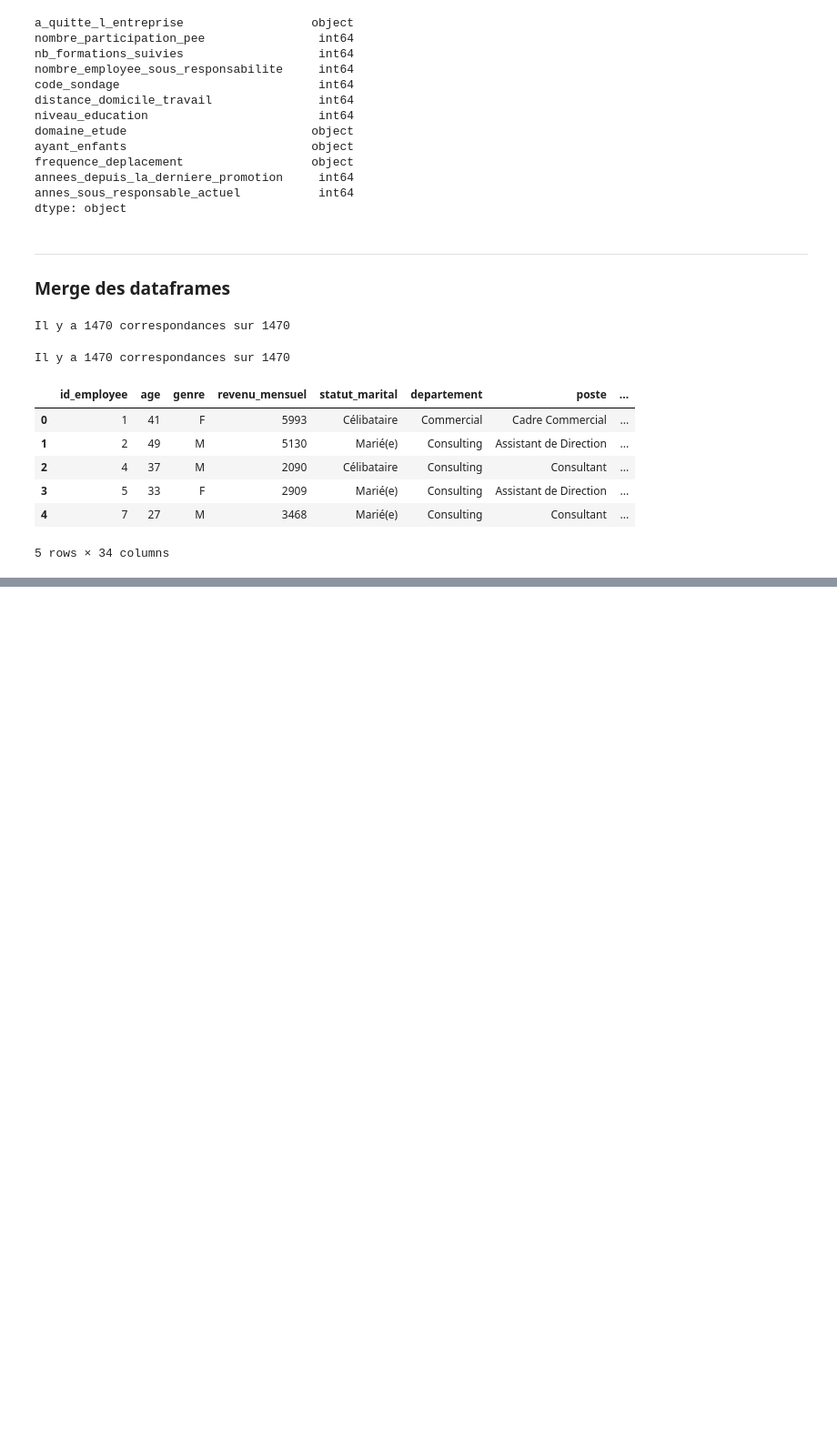
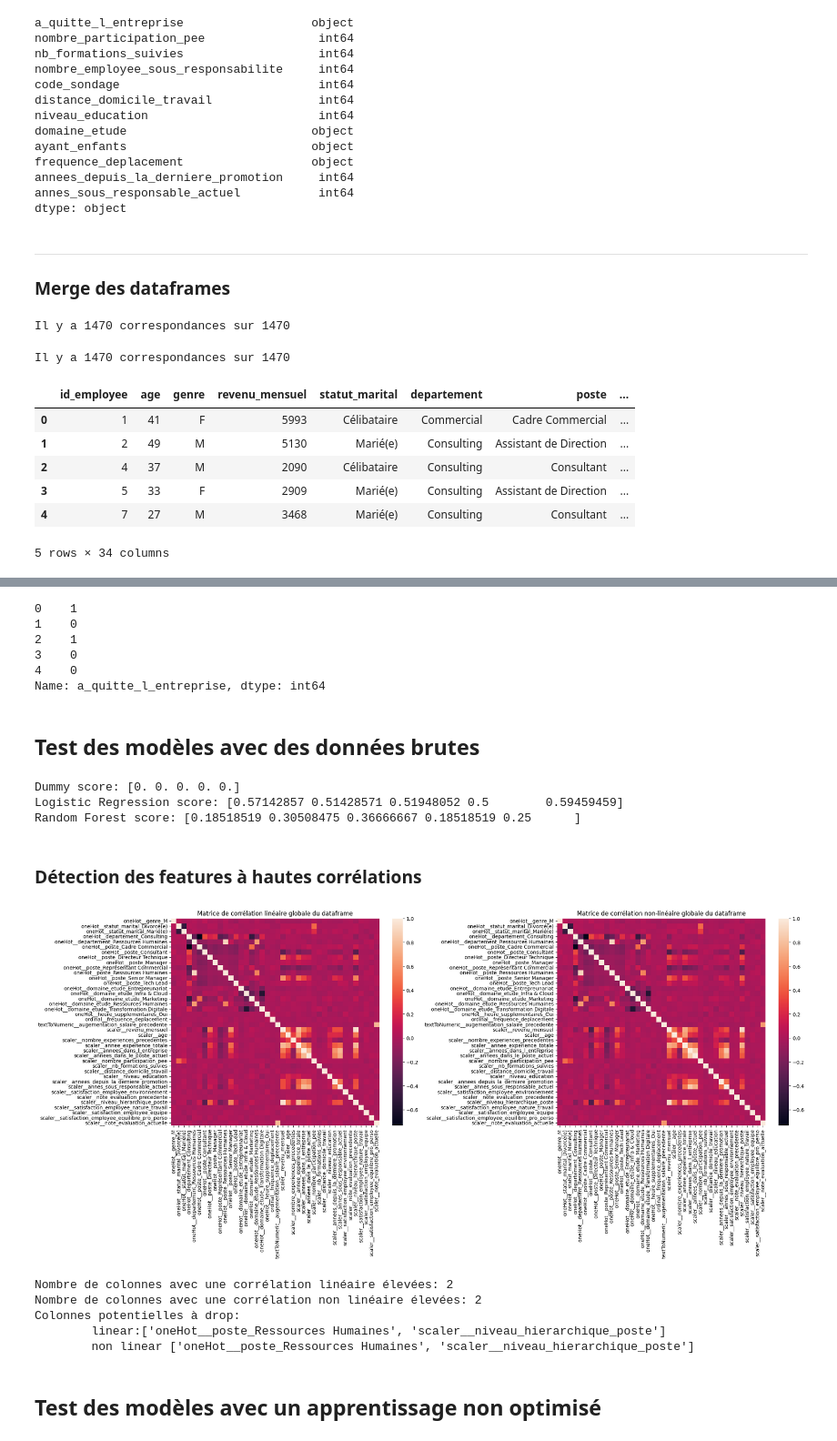
Before and after one commit to ifTrueReturnFalse/retraining-hr-ml-classification, a Jupyter notebook: src/learning.ipynb, the cells around one changed output, grey strips where cells are left out. Shown at 91% size. Cells and saved outputs as stored; diff of their text form; code cells hidden in the pictures; blank space fills up the shorter version.

Commit message:
feat: bruteforce testing + fit pipeline + QOL functions

```diff
--- a/src/learning.ipynb
+++ b/src/learning.ipynb
@@ -51,7 +58,7 @@ df_eval.head()
 ---
 ### Préparation pour le merge des DF
 # %%
-df_eval['eval_number'] = utils.text_to_numeric(df_eval['eval_number'])
+df_eval['eval_number'] = text_to_numeric(df_eval['eval_number'])
 df_eval.dtypes
 # %% [output]
 satisfaction_employee_environnement           int64
@@ -205,3 +213,6 @@ preprocessor = ColumnTransformer(
         ("scaler", StandardScaler(), numeric_columns),
     ]
 )
+# %%
+df_data[target_column] = df_data[target_column].map({'Non': 0, 'Oui': 1})
+df_data.drop(columns=useless_columns)
@@ -207,0 +233,11 @@ preprocessor = ColumnTransformer(
+# %%
+df_data[target_column].head()
+# %% [output]
+0    1
+1    0
+2    1
+3    0
+4    0
+Name: a_quitte_l_entreprise, dtype: int64
+# %% [markdown]
+## Test des modèles avec des données brutes
@@ -207,0 +252,3 @@ preprocessor = ColumnTransformer(
+# %%
+X = df_data.drop(columns=target_column)
+y = df_data[target_column]
@@ -207,0 +261,46 @@ preprocessor = ColumnTransformer(
+# %%
+for name, score in results.items():
+    print(f"{name} score: {score}")
+# %% [output]
+Dummy score: [0. 0. 0. 0. 0.]
+Logistic Regression score: [0.57142857 0.51428571 0.51948052 0.5        0.59459459]
+Random Forest score: [0.18518519 0.30508475 0.36666667 0.18518519 0.25      ]
+# %% [markdown]
+### Détection des features à hautes corrélations
+# %%
+X_transformed = preprocessor.fit_transform(X)
+feature_names = preprocessor.get_feature_names_out()
+
+df_transformed = pd.DataFrame(X_transformed, columns=feature_names)
+
+correlation_matrix = df_transformed.corr(method='pearson')
+spearman_correlation_matrix = df_transformed.corr(method='spearman')
+
+fig, axes = plt.subplots(1, 2, figsize=(22, 10))
+
+sns.heatmap(correlation_matrix, ax=axes[0])
+axes[0].set_title("Matrice de corrélation linéaire globale du dataframe")
+
+sns.heatmap(spearman_correlation_matrix, ax=axes[1])
+axes[1].set_title("Matrice de corrélation non-linéaire globale du dataframe")
+plt.tight_layout()
+# %% [output]
+[figure, added]
+# %%
+upper_linear_matrix_part = get_upper_matrix(correlation_matrix)
+upper_non_linear_matrix_part = get_upper_matrix(spearman_correlation_matrix)
+
+potential_dropped_linear_features = get_correlated(upper_linear_matrix_part)
+potential_dropped_non_linear_features = get_correlated(upper_non_linear_matrix_part)
+
+print(f"Nombre de colonnes avec une corrélation linéaire élevées: {len(potential_dropped_linear_features)}")
+print(f"Nombre de colonnes avec une corrélation non linéaire élevées: {len(potential_dropped_non_linear_features)}")
+print(f"Colonnes potentielles à drop:\n\tlinear:{potential_dropped_linear_features}\n\tnon linear {potential_dropped_non_linear_features}")
+# %% [output]
+Nombre de colonnes avec une corrélation linéaire élevées: 2
+Nombre de colonnes avec une corrélation non linéaire élevées: 2
+Colonnes potentielles à drop:
+        linear:['oneHot__poste_Ressources Humaines', 'scaler__niveau_hierarchique_poste']
+        non linear ['oneHot__poste_Ressources Humaines', 'scaler__niveau_hierarchique_poste']
+# %% [markdown]
+## Test des modèles avec un apprentissage non optimisé
```
Also changed, not shown: parts of 10 cells of this notebook, 1 other file.
